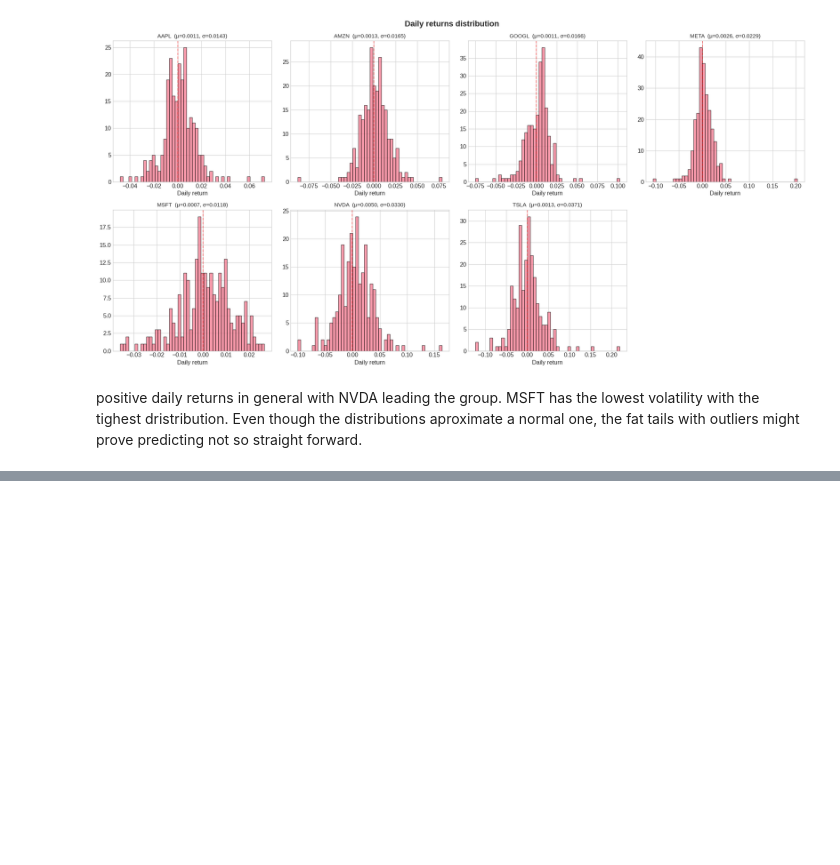
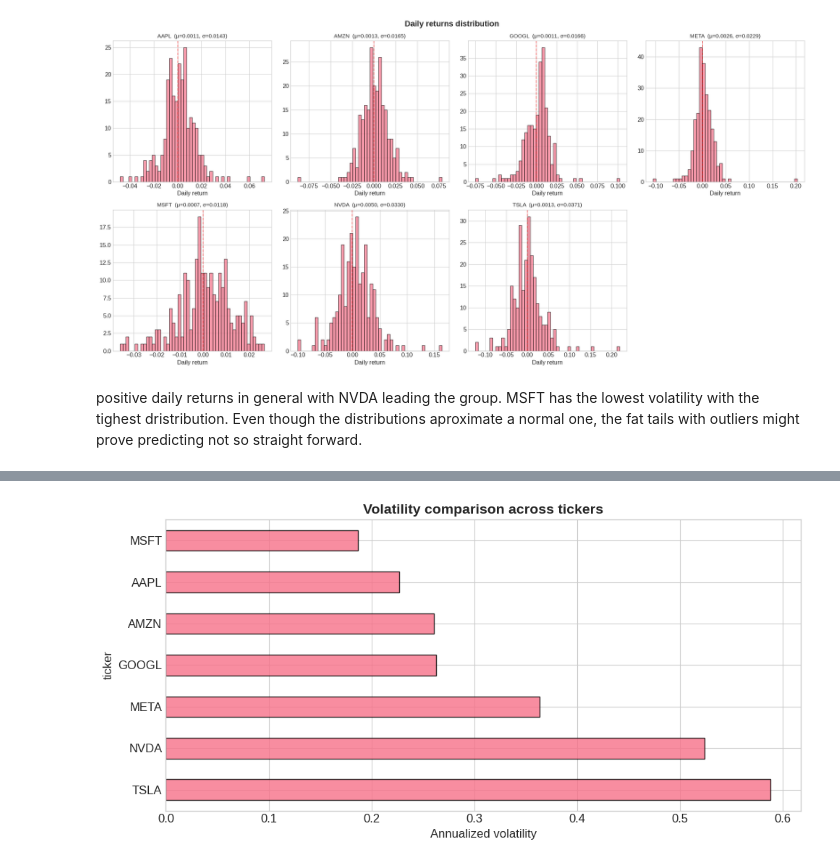
Before and after one commit to oddmayo/sp-global_assessment, a Jupyter notebook: 01_eda.ipynb, the cells around one changed output, grey strips where cells are left out. Cells and saved outputs as stored; diff of their text form; code cells hidden in the pictures; blank space fills up the shorter version.

```diff
--- a/01_eda.ipynb
+++ b/01_eda.ipynb
@@ -138,0 +150,7 @@ positive daily returns in general with NVDA leading the group. MSFT has the lowe
+# %%
+# annualized volatility
+vol_stats = price_df.groupby('ticker')['daily_return'].agg(['mean', 'std']).round(5)
+vol_stats.columns = ['Mean Return', 'Std (Volatility)']
+vol_stats = vol_stats.sort_values('Std (Volatility)', ascending=False)
+vol_stats['Annualized Vol'] = (vol_stats['Std (Volatility)'] * np.sqrt(252)).round(4)
+print(vol_stats.to_string())
@@ -138,0 +167,9 @@ positive daily returns in general with NVDA leading the group. MSFT has the lowe
+# %%
+fig, ax = plt.subplots(figsize=(10, 5))
+vol_stats['Annualized Vol'].plot(kind='barh', ax=ax, edgecolor='black', alpha=0.8)
+ax.set_xlabel('Annualized volatility')
+ax.set_title('Volatility comparison across tickers', fontsize=14, fontweight='bold')
+plt.tight_layout()
+plt.show()
+# %% [output]
+[figure, added]
```
Also changed, not shown: parts of 17 cells of this notebook.
